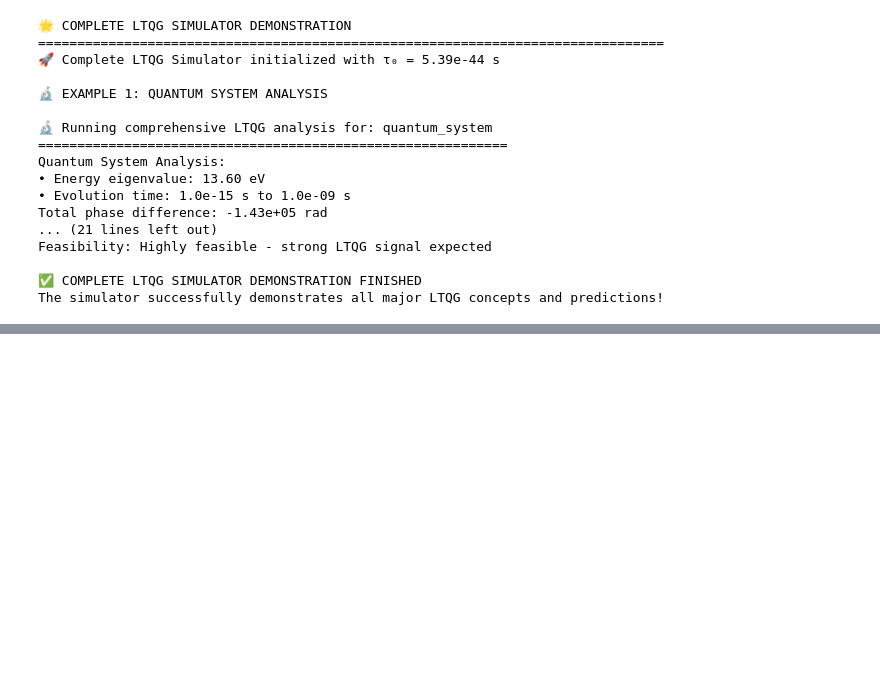
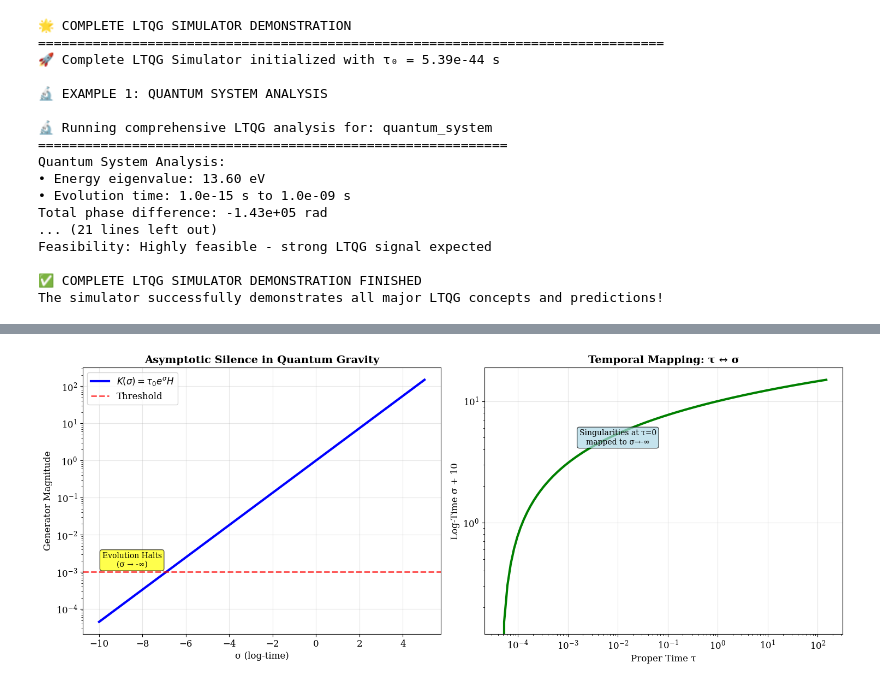
Before and after one commit to DenzilGreenwood/log_time, a Jupyter notebook: LTQG_Educational_Notebook.ipynb, the cells around one changed output, grey strips where cells are left out. Saved outputs shown, nothing was run; the diff lists cells and outputs as text; code cells hidden in the pictures; blank space fills up the shorter version.

```diff
--- a/LTQG_Educational_Notebook.ipynb
+++ b/LTQG_Educational_Notebook.ipynb
@@ -2500,0 +2534,91 @@ The next steps involve pushing both the theoretical understanding and experiment
+# %%
+# Quantum Gravity and the Problem of Time
+import numpy as np
+import matplotlib.pyplot as plt
+from mpl_toolkits.mplot3d import Axes3D
+
+class WheelerDeWittSimulator:
+    """Simulate Wheeler-DeWitt equation in standard and σ-parametrized forms"""
+
+    def __init__(self, tau0=1.0, hbar=1.0):
+        self.tau0 = tau0
+        self.hbar = hbar
+
+    def standard_constraint(self, psi, h_ij, hamiltonian):
+        """Standard Wheeler-DeWitt constraint: H Ψ = 0"""
+        # In standard form, there's no explicit time evolution
+        return hamiltonian @ psi  # Should equal zero
+
+    def sigma_parametrized_evolution(self, psi_initial, sigma_array, hamiltonian):
+        """σ-parametrized Wheeler-DeWitt evolution"""
+        psi_evolution = []
+        psi = psi_initial.copy()
+
+        for i, sigma in enumerate(sigma_array[:-1]):
+            dsigma = sigma_array[i+1] - sigma_array[i]
+
+            # Generator scales with exponential factor
+            K_sigma = self.tau0 * np.exp(sigma) * hamiltonian
+
+            # Unitary evolution step
+            evolution_operator = np.exp(-1j * K_sigma * dsigma / self.hbar)
+            psi = evolution_operator @ psi
+            psi_evolution.append(psi.copy())
+
+        return np.array(psi_evolution)
+
+    def asymptotic_silence_demo(self, sigma_range=(-10, 5), num_points=100):
+        """Demonstrate asymptotic silence mechanism"""
+        sigma_array = np.linspace(sigma_range[0], sigma_range[1], num_points)
+
+        # Generator magnitude vs σ
+        generator_magnitude = self.tau0 * np.exp(sigma_array)
+
+        return sigma_array, generator_magnitude
+
+# Create simulator
+qg_sim = WheelerDeWittSimulator(tau0=1.0)
+
+# Demonstrate asymptotic silence
+sigma_vals, K_magnitude = qg_sim.asymptotic_silence_demo()
+
+# Create visualization
+fig, (ax1, ax2) = plt.subplots(1, 2, figsize=(15, 6))
+
+# Plot 1: Generator magnitude vs σ
+ax1.semilogy(sigma_vals, K_magnitude, 'b-', linewidth=3, label='$K(σ) = τ_0 e^σ H$')
+ax1.axhline(y=1e-3, color='r', linestyle='--', alpha=0.7, label='Threshold')
+ax1.set_xlabel('σ (log-time)', fontsize=12)
+ax1.set_ylabel('Generator Magnitude', fontsize=12)
+ax1.set_title('Asymptotic Silence in Quantum Gravity', fontsize=14, fontweight='bold')
+ax1.grid(True, alpha=0.3)
+ax1.legend()
+ax1.text(sigma_vals[10], K_magnitude[10]*10, 'Evolution Halts\n(σ → -∞)',
+         fontsize=10, ha='center', va='center',
+         bbox=dict(boxstyle="round,pad=0.3", facecolor="yellow", alpha=0.7))
+
+# Plot 2: Proper time vs σ mapping
+tau_vals = qg_sim.tau0 * np.exp(sigma_vals)
+ax2.loglog(tau_vals, sigma_vals + 10, 'g-', linewidth=3)  # Shift σ for positive log scale
+ax2.set_xlabel('Proper Time τ', fontsize=12)
+ax2.set_ylabel('Log-Time σ + 10', fontsize=12)
+ax2.set_title('Temporal Mapping: τ ↔ σ', fontsize=14, fontweight='bold')
+ax2.grid(True, alpha=0.3)
+ax2.text(1e-2, 5, 'Singularities at τ=0\nmapped to σ→-∞',
+         fontsize=10, ha='center', va='center',
+         bbox=dict(boxstyle="round,pad=0.3", facecolor="lightblue", alpha=0.7))
+
+plt.tight_layout()
+plt.show()
+
+print("🌌 Quantum Gravity Analysis:")
+print("=" * 50)
+print(f"• Standard Wheeler-DeWitt: FROZEN (no time evolution)")
+print(f"• σ-Parametrized Form: DYNAMIC (explicit σ-evolution)")
+print(f"• Asymptotic Silence: K(σ) → 0 as σ → -∞")
+print(f"• Singularity Regularization: τ=0 ↔ σ=-∞")
+print(f"• Generator at σ=-10: {qg_sim.tau0 * np.exp(-10):.2e}")
+print(f"• Generator at σ=0:   {qg_sim.tau0 * np.exp(0):.2e}")
+print(f"• Generator at σ=5:   {qg_sim.tau0 * np.exp(5):.2e}")
+# %% [output]
+[figure, added]
```
Also changed, not shown: parts of 25 cells of this notebook, 9 other files.
